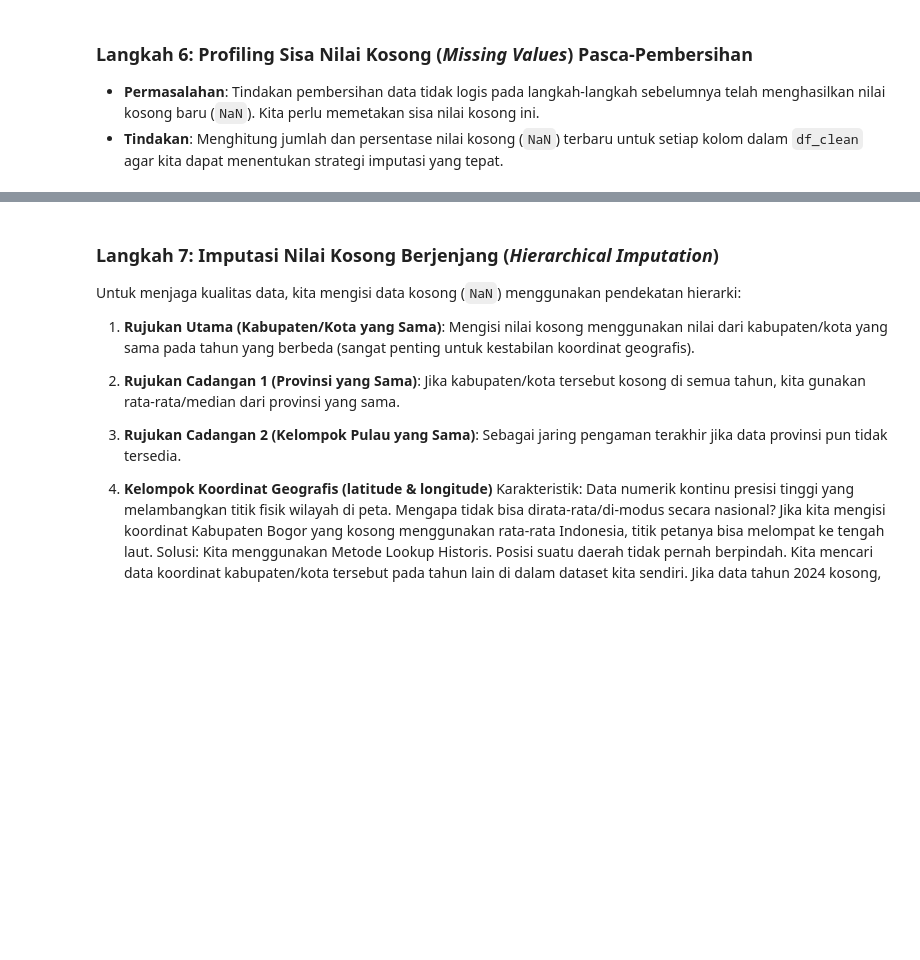
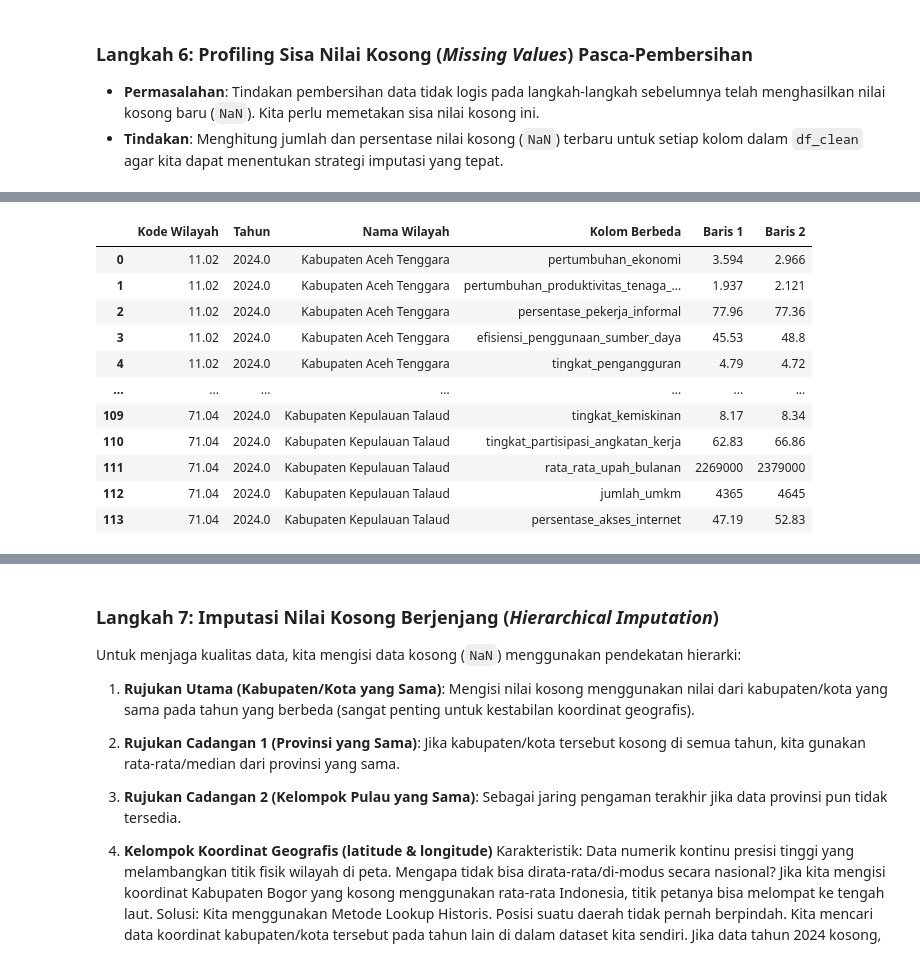
Before and after one commit to evafachria/SDG-Data-Clean-And-Feature-Engineering, a Jupyter notebook: Untitled20.ipynb, the cells around one changed output, grey strips where cells are left out. Cells and saved outputs as stored; diff of their text form; code cells hidden in the pictures; blank space fills up the shorter version.

```diff
--- a/Untitled20.ipynb
+++ b/Untitled20.ipynb
@@ -553,0 +1617,75 @@ Total kolom yang memiliki nilai kosong: 14 kolom
+# %%
+
+# ============================================================
+# AUDIT 7 PASANGAN DUPLIKAT BERBEDA
+# ============================================================
+
+import pandas as pd
+
+kunci = ['kode_kabupaten_kota', 'tahun']
+
+kolom_teknis = [
+    'kode_kabupaten_kota_raw',
+    'tahun_raw'
+]
+
+kolom_banding = [
+    col for col in df_clean.columns
+    if col not in kunci + kolom_teknis
+]
+
+# Mengambil pasangan duplikat yang masih tersisa
+df_duplikat_berbeda = df_clean.loc[
+    df_clean.duplicated(kunci, keep=False)
+].copy()
+
+hasil_perbedaan = []
+
+for (kode, tahun), grup in df_duplikat_berbeda.groupby(kunci):
+
+    grup = grup.sort_index()
+
+    # Membandingkan dua baris dalam setiap pasangan
+    if len(grup) != 2:
+        print(f"PERINGATAN: {kode} - {tahun} memiliki {len(grup)} baris")
+        continue
+
+    baris_1 = grup.iloc[0]
+    baris_2 = grup.iloc[1]
+
+    for col in kolom_banding:
+
+        nilai_1 = baris_1[col]
+        nilai_2 = baris_2[col]
+
+        # Dua nilai NaN dianggap sama
+        if pd.isna(nilai_1) and pd.isna(nilai_2):
+            continue
+
+        if pd.isna(nilai_1) or pd.isna(nilai_2) or nilai_1 != nilai_2:
+            hasil_perbedaan.append({
+                'Kode Wilayah': kode,
+                'Tahun': tahun,
+                'Nama Wilayah': baris_1['nama_kabupaten_kota'],
+                'Kolom Berbeda': col,
+                'Baris 1': nilai_1,
+                'Baris 2': nilai_2
+            })
+
+audit_perbedaan = pd.DataFrame(hasil_perbedaan)
+
+print("=== RINGKASAN PERBEDAAN ===")
+
+if not audit_perbedaan.empty:
+    display(
+        audit_perbedaan.groupby(
+            ['Kode Wilayah', 'Tahun', 'Nama Wilayah']
+        ).size().reset_index(name='Jumlah Kolom Berbeda')
+    )
+
+    print("\n=== DETAIL PERBEDAAN ===")
+    display(audit_perbedaan)
+
+else:
+    print("Tidak ada perbedaan nilai yang ditemukan.")
+# %% [output]
@@ -553,0 +1702,12 @@ Total kolom yang memiliki nilai kosong: 14 kolom
+|  | Kode Wilayah | Tahun | Nama Wilayah | Kolom Berbeda | Baris 1 | Baris 2 |
+| 0 | 11.02 | 2024.0 | Kabupaten Aceh Tenggara | pertumbuhan_ekonomi | 3.594 | 2.966 |
+| 1 | 11.02 | 2024.0 | Kabupaten Aceh Tenggara | pertumbuhan_produktivitas_tenaga_... | 1.937 | 2.121 |
+| 2 | 11.02 | 2024.0 | Kabupaten Aceh Tenggara | persentase_pekerja_informal | 77.96 | 77.36 |
+| 3 | 11.02 | 2024.0 | Kabupaten Aceh Tenggara | efisiensi_penggunaan_sumber_daya | 45.53 | 48.8 |
+| 4 | 11.02 | 2024.0 | Kabupaten Aceh Tenggara | tingkat_pengangguran | 4.79 | 4.72 |
+| ... | ... | ... | ... | ... | ... | ... |
+| 109 | 71.04 | 2024.0 | Kabupaten Kepulauan Talaud | tingkat_kemiskinan | 8.17 | 8.34 |
+| 110 | 71.04 | 2024.0 | Kabupaten Kepulauan Talaud | tingkat_partisipasi_angkatan_kerja | 62.83 | 66.86 |
+| 111 | 71.04 | 2024.0 | Kabupaten Kepulauan Talaud | rata_rata_upah_bulanan | 2269000 | 2379000 |
+| 112 | 71.04 | 2024.0 | Kabupaten Kepulauan Talaud | jumlah_umkm | 4365 | 4645 |
+| 113 | 71.04 | 2024.0 | Kabupaten Kepulauan Talaud | persentase_akses_internet | 47.19 | 52.83 |
```
Also changed, not shown: parts of 68 cells of this notebook.
